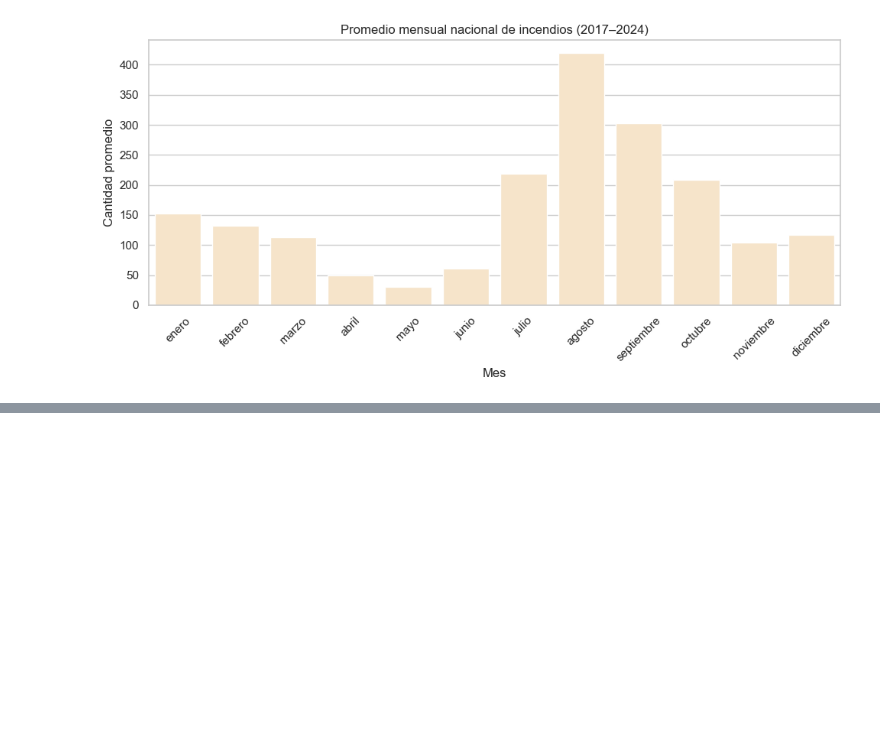
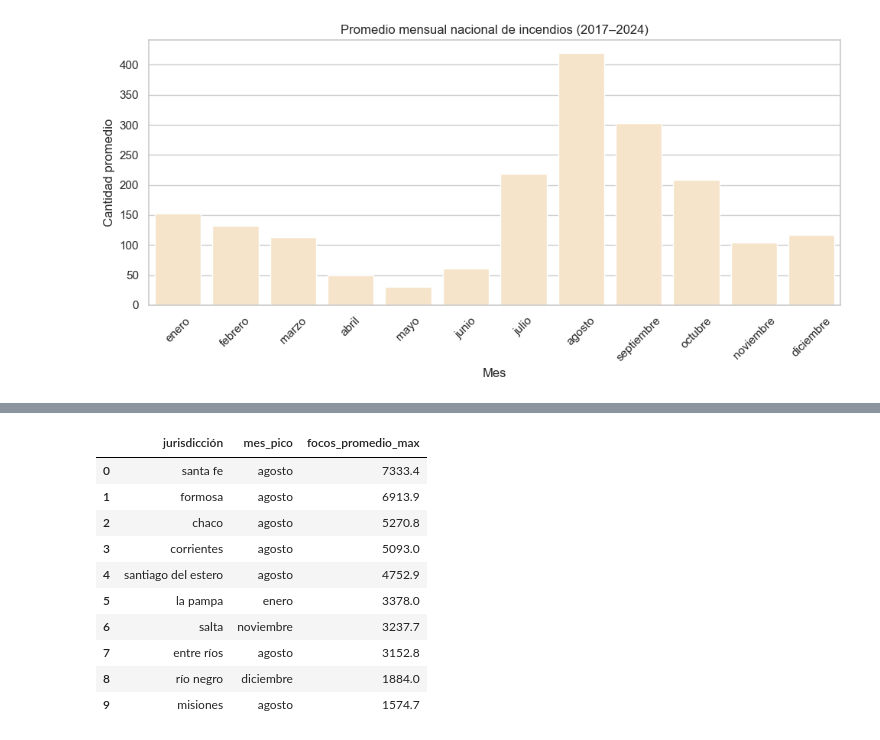
Before and after one commit to FNT138/Analisis_PrediccionIncendiosForestales, a Jupyter notebook: Proy.ipynb, the cells around one changed output, grey strips where cells are left out. Cells and saved outputs as stored; diff of their text form; code cells hidden in the pictures; blank space fills up the shorter version.

```diff
--- a/Proy.ipynb
+++ b/Proy.ipynb
@@ -356,0 +392,22 @@ plt.show()
+# %%
+# Mes con mayor promedio por jurisdicción (10 más altos)
+mes_max_focos = (
+    prom_focos_jur.loc[prom_focos_jur.groupby("jurisdicción")["cantidad_focos"].idxmax()]
+    .sort_values("cantidad_focos", ascending=False)
+    .reset_index(drop=True)
+)
+
+mes_max_focos.rename(columns={"mes": "mes_pico", "cantidad_focos": "focos_promedio_max"}, inplace=True)
+mes_max_focos.head(10)
+# %% [output]
+|  | jurisdicción | mes_pico | focos_promedio_max |
+| 0 | santa fe | agosto | 7333.4 |
+| 1 | formosa | agosto | 6913.9 |
+| 2 | chaco | agosto | 5270.8 |
+| 3 | corrientes | agosto | 5093.0 |
+| 4 | santiago del estero | agosto | 4752.9 |
+| 5 | la pampa | enero | 3378.0 |
+| 6 | salta | noviembre | 3237.7 |
+| 7 | entre ríos | agosto | 3152.8 |
+| 8 | río negro | diciembre | 1884.0 |
+| 9 | misiones | agosto | 1574.7 |
```
Also changed, not shown: parts of 6 cells of this notebook.
